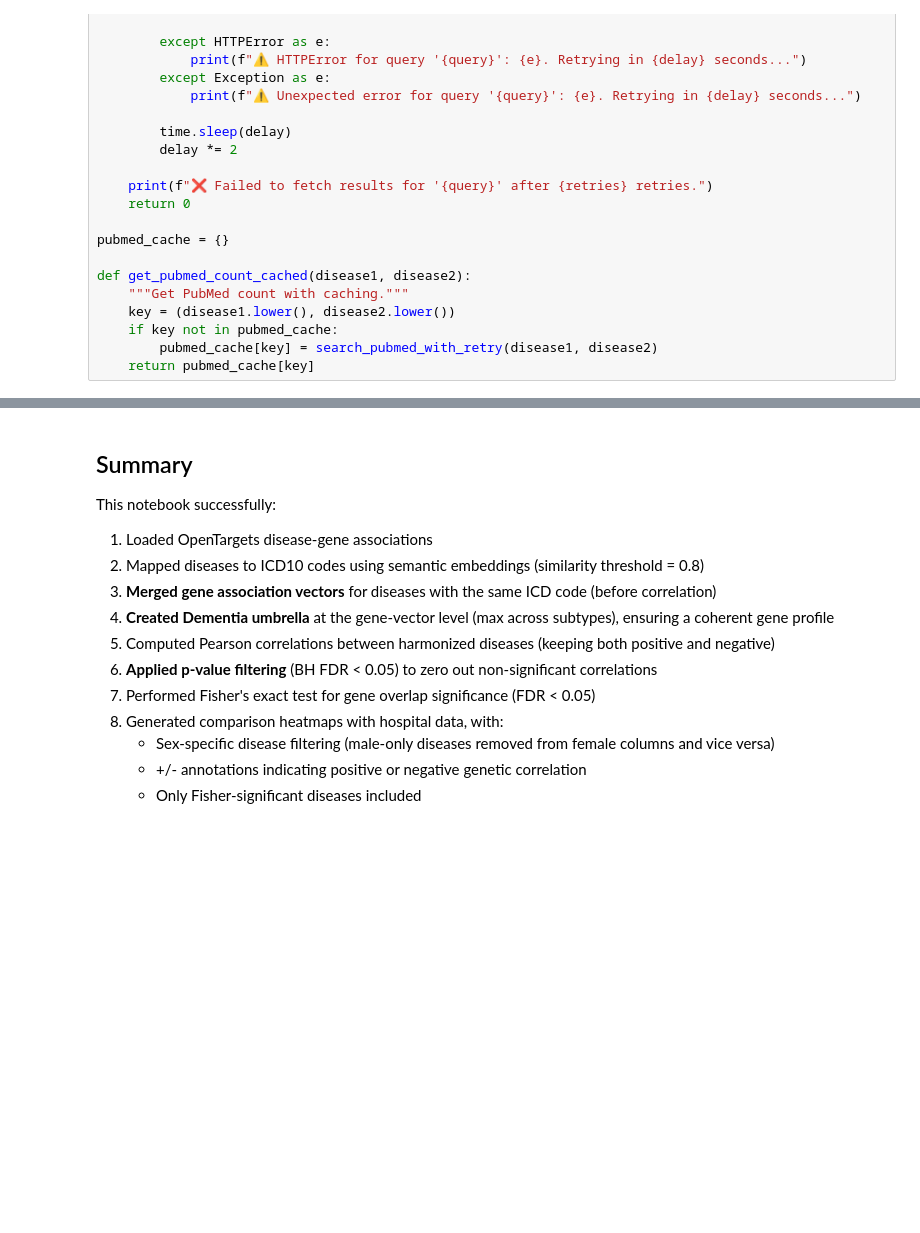
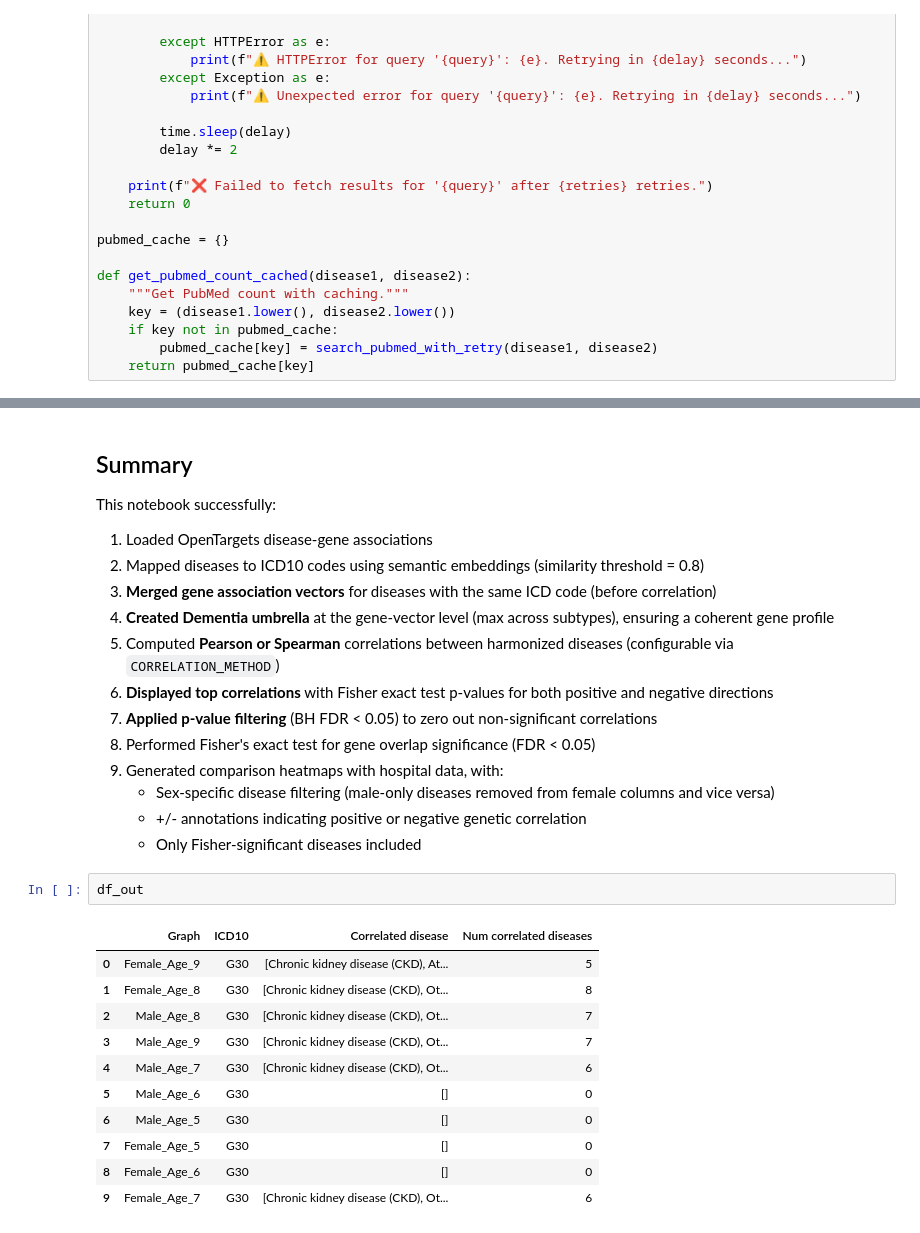
Before and after one commit to vladimirkovacevic/CSH, a Jupyter notebook: harmonization.ipynb, the cells around one changed output, grey strips where cells are left out. Cells and saved outputs as stored; diff of their text form; blank space fills up the shorter version.

```diff
--- a/harmonization.ipynb
+++ b/harmonization.ipynb
@@ -1277,10 +1419,25 @@ This notebook successfully:
 2. Mapped diseases to ICD10 codes using semantic embeddings (similarity threshold = 0.8)
 3. **Merged gene association vectors** for diseases with the same ICD code (before correlation)
 4. **Created Dementia umbrella** at the gene-vector level (max across subtypes), ensuring a coherent gene profile
-5. Computed Pearson correlations between harmonized diseases (keeping both positive and negative)
-6. **Applied p-value filtering** (BH FDR < 0.05) to zero out non-significant correlations
-7. Performed Fisher's exact test for gene overlap significance (FDR < 0.05)
-8. Generated comparison heatmaps with hospital data, with:
+5. Computed **Pearson or Spearman** correlations between harmonized diseases (configurable via `CORRELATION_METHOD`)
+6. **Displayed top correlations** with Fisher exact test p-values for both positive and negative directions
+7. **Applied p-value filtering** (BH FDR < 0.05) to zero out non-significant correlations
+8. Performed Fisher's exact test for gene overlap significance (FDR < 0.05)
+9. Generated comparison heatmaps with hospital data, with:
    - Sex-specific disease filtering (male-only diseases removed from female columns and vice versa)
    - +/- annotations indicating positive or negative genetic correlation
    - Only Fisher-significant diseases included
+# %%
+df_out
+# %% [output]
+|  | Graph | ICD10 | Correlated disease | Num correlated diseases |
+| 0 | Female_Age_9 | G30 | [Chronic kidney disease (CKD), At... | 5 |
+| 1 | Female_Age_8 | G30 | [Chronic kidney disease (CKD), Ot... | 8 |
+| 2 | Male_Age_8 | G30 | [Chronic kidney disease (CKD), Ot... | 7 |
+| 3 | Male_Age_9 | G30 | [Chronic kidney disease (CKD), Ot... | 7 |
+| 4 | Male_Age_7 | G30 | [Chronic kidney disease (CKD), Ot... | 6 |
+| 5 | Male_Age_6 | G30 | [] | 0 |
+| 6 | Male_Age_5 | G30 | [] | 0 |
+| 7 | Female_Age_5 | G30 | [] | 0 |
+| 8 | Female_Age_6 | G30 | [] | 0 |
+| 9 | Female_Age_7 | G30 | [Chronic kidney disease (CKD), Ot... | 6 |
```
Also changed, not shown: parts of 15 cells of this notebook.
